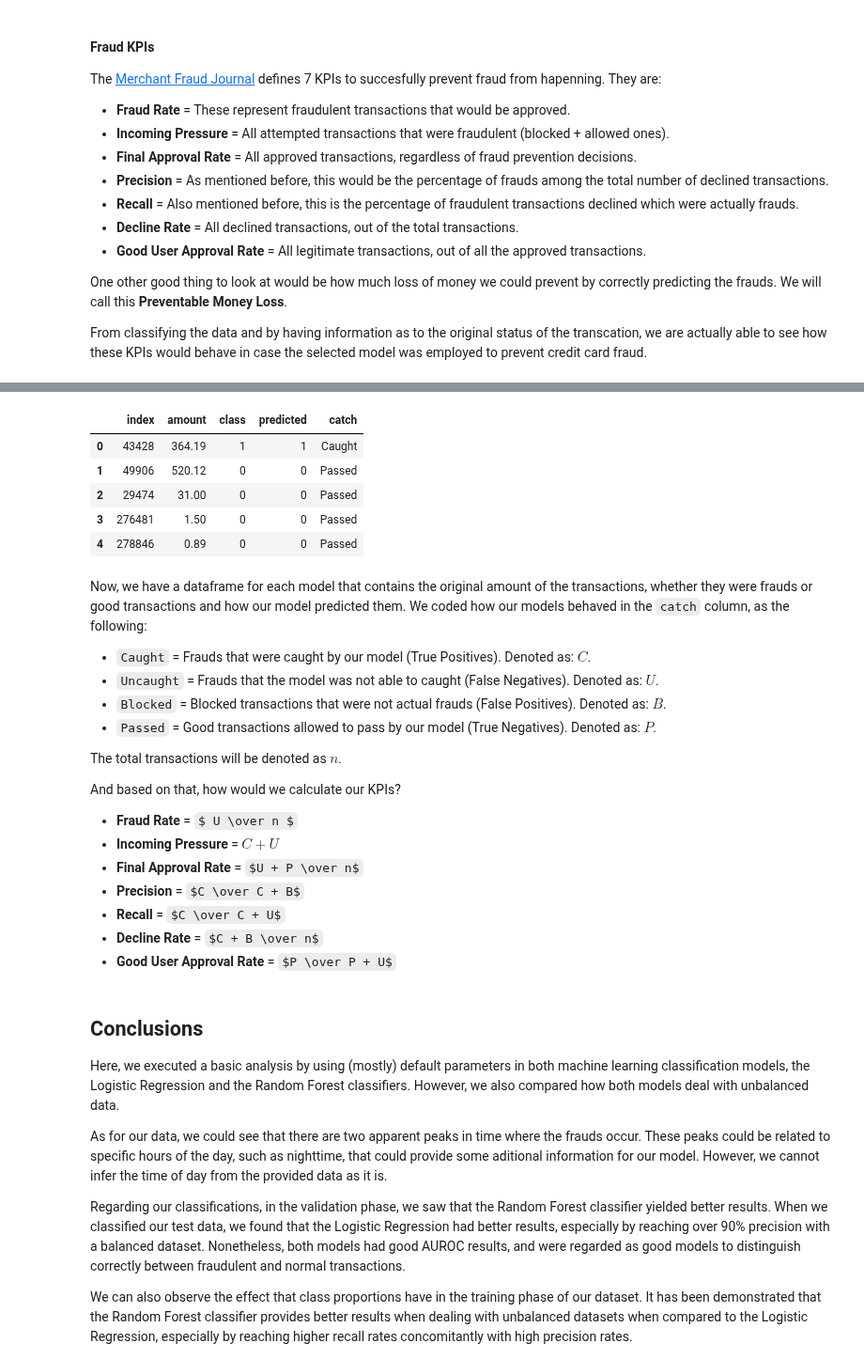
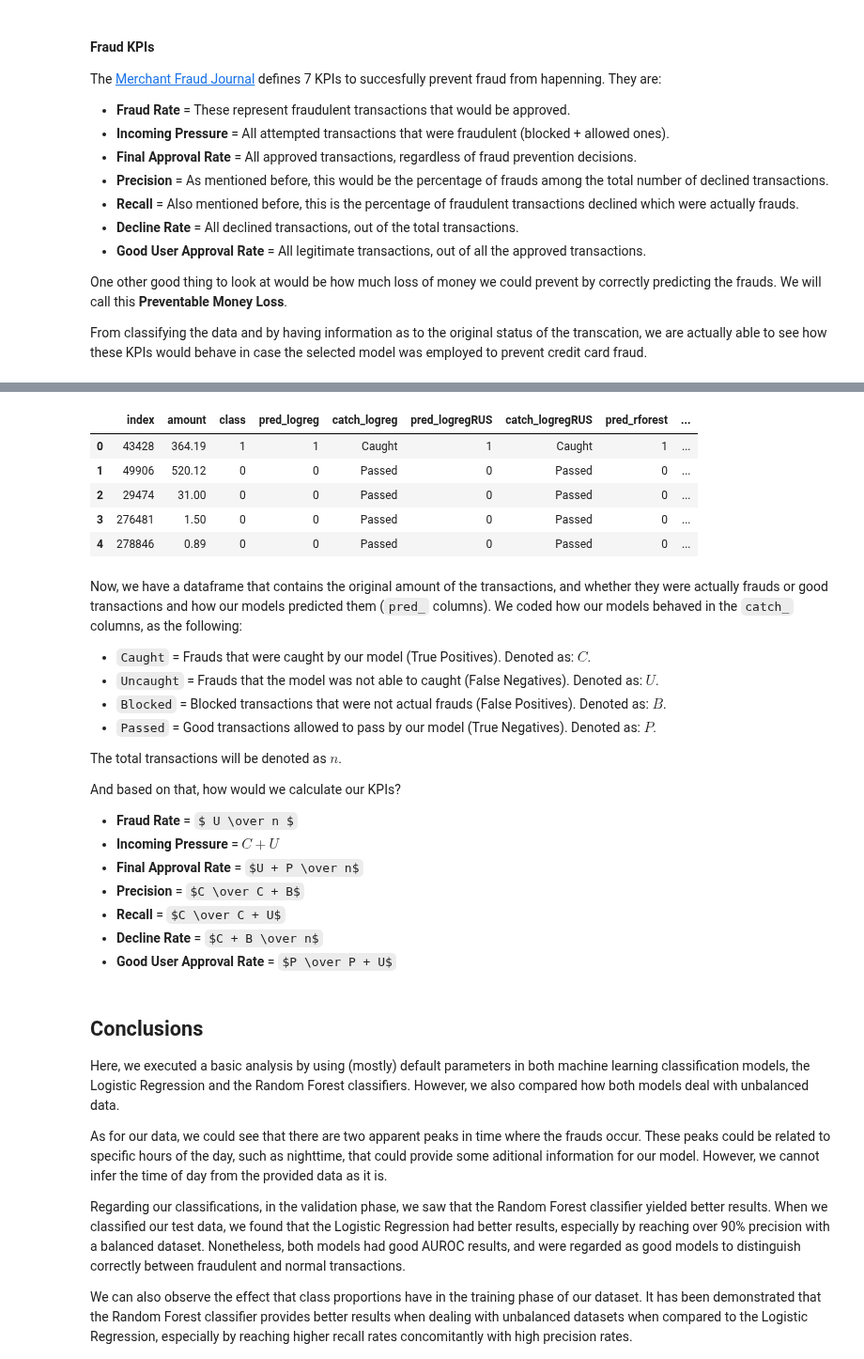
Before and after one commit to cfantecelle/data_science_portfolio, a Jupyter notebook: project_ccfraud/cc_fraud_analysis.ipynb, the cells around one changed output, grey strips where cells are left out. Shown at 94% size. Cells and saved outputs as stored; diff of their text form; code cells hidden in the pictures; some formulas as TeX source.

Commit message:
Improved dataframe for KPI calculations

```diff
--- a/project_ccfraud/cc_fraud_analysis.ipynb
+++ b/project_ccfraud/cc_fraud_analysis.ipynb
@@ -729,14 +603,49 @@ predRandomForest.head()
-# %%
-predRandomForest_RUS.head()
-# %% [output]
-|  | index | amount | class | predicted | catch |
-| 0 | 43428 | 364.19 | 1 | 1 | Caught |
-| 1 | 49906 | 520.12 | 0 | 0 | Passed |
-| 2 | 29474 | 31.00 | 0 | 0 | Passed |
-| 3 | 276481 | 1.50 | 0 | 0 | Passed |
-| 4 | 278846 | 0.89 | 0 | 0 | Passed |
+# %%
+## Preparing data to calculate our KPIs
+
+# Creating dict
+predictions = {'index': y_test.index.values,
+               'amount': std_scaler.inverse_transform(X_test.Std_Amount.to_numpy().reshape(-1,1)).reshape(-1),
+               'class': y_test.to_numpy(),
+               'pred_logreg': y_pred,
+               'catch_logreg': "",
+               'pred_logregRUS': y_pred_RUS,
+               'catch_logregRUS': "",
+               'pred_rforest': y_forest_pred,
+               'catch_rforest': "",
+               'pred_rforestRUS': y_forest_RUS_pred,
+               'catch_rforestRUS': ""}
+
+# Converting to df
+predictions_df = pd.DataFrame(predictions)
+
+# Column names list
+pred_columns = ['pred_logreg', 'pred_logregRUS', 'pred_rforest', 'pred_rforestRUS']
+catch_columns = ['catch_logreg', 'catch_logregRUS', 'catch_rforest', 'catch_rforestRUS']
+
+# Catching predicted frauds
+for i in range(predictions_df.shape[0]):
+    for j in range(len(pred_columns)):
+        if predictions_df['class'][i] == 1:
+            if predictions_df['class'][i] == predictions_df[pred_columns[j]][i]:
+                predictions_df.loc[i,catch_columns[j]] = 'Caught'
+            else:
+                predictions_df.loc[i,catch_columns[j]] = 'Uncaught'
+        elif predictions_df['class'][i] == 0 and predictions_df[pred_columns[j]][i] == 1:
+            predictions_df.loc[i,catch_columns[j]] = 'Blocked'
+        else:
+            predictions_df.loc[i,catch_columns[j]] = 'Passed'
+
+predictions_df.head()
+# %% [output]
+|  | index | amount | class | pred_logreg | catch_logreg | pred_logregRUS | catch_logregRUS | pred_rforest | ... |
+| 0 | 43428 | 364.19 | 1 | 1 | Caught | 1 | Caught | 1 | ... |
+| 1 | 49906 | 520.12 | 0 | 0 | Passed | 0 | Passed | 0 | ... |
+| 2 | 29474 | 31.00 | 0 | 0 | Passed | 0 | Passed | 0 | ... |
+| 3 | 276481 | 1.50 | 0 | 0 | Passed | 0 | Passed | 0 | ... |
+| 4 | 278846 | 0.89 | 0 | 0 | Passed | 0 | Passed | 0 | ... |
 # %% [markdown]
-Now, we have a dataframe for each model that contains the original amount of the transactions, whether they were frauds or good transactions and how our model predicted them. We coded how our models behaved in the `catch` column, as the following:
+Now, we have a dataframe that contains the original amount of the transactions, and whether they were actually frauds or good transactions and how our models predicted them (`pred_` columns). We coded how our models behaved in the `catch_` columns, as the following:
 
 * `Caught` = Frauds that were caught by our model (True Positives). Denoted as: $C$.
 * `Uncaught` = Frauds that the model was not able to caught (False Negatives). Denoted as: $U$.
```
Also changed, not shown: parts of 4 cells of this notebook.
